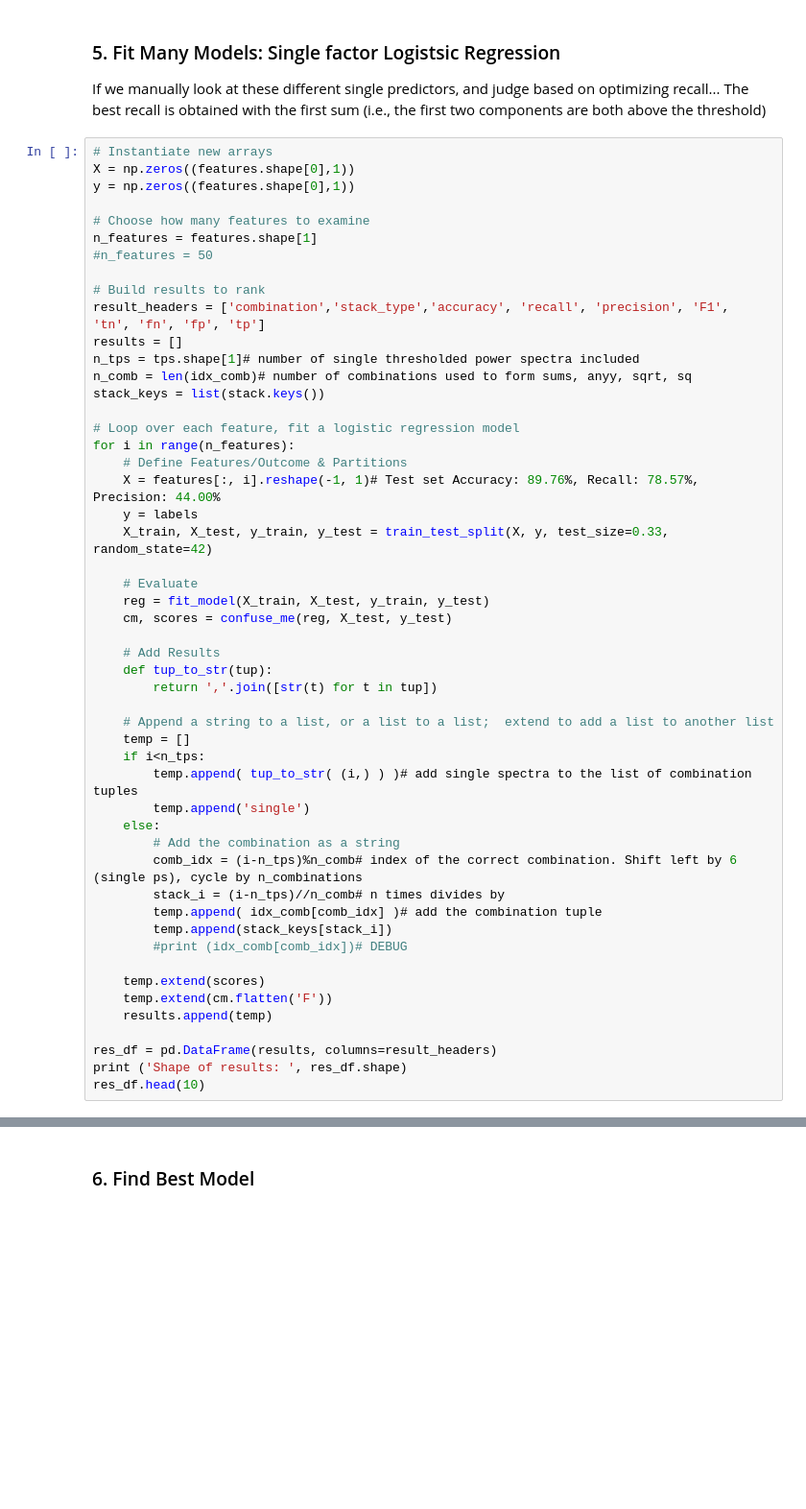
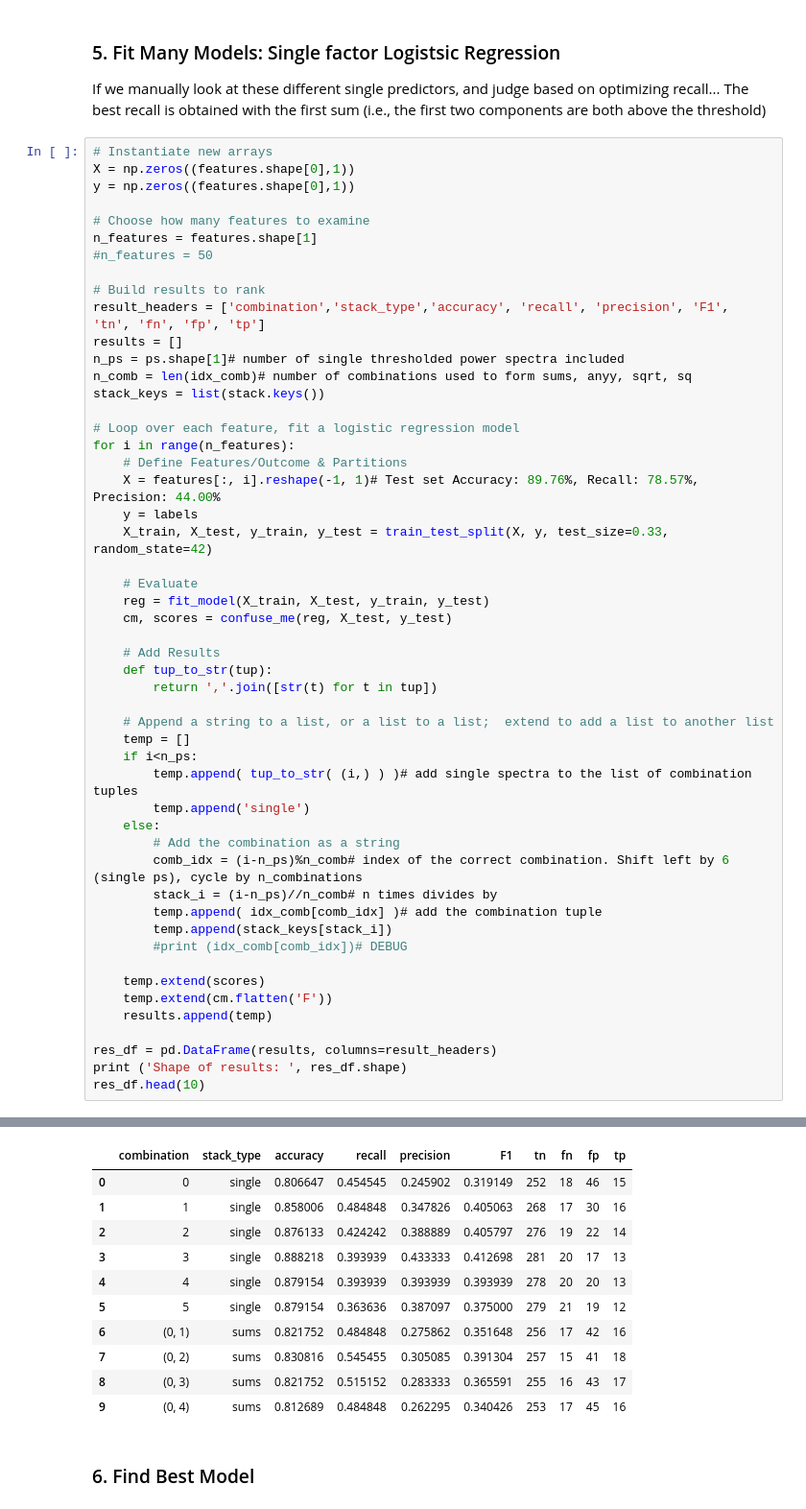
Before and after one commit to kaschbacher/publications, a Jupyter notebook: artifact_detector/PPG_Artifact_Detection.ipynb, the cells around one changed output, grey strips where cells are left out. Shown: that part at 96% size. Drawn from its saved outputs; the diff is of its cells as text; blank space fills up the shorter version.

```diff
--- a/artifact_detector/PPG_Artifact_Detection.ipynb
+++ b/artifact_detector/PPG_Artifact_Detection.ipynb
@@ -340,7 +337,7 @@ n_features = features.shape[1]
 # Build results to rank
 result_headers = ['combination','stack_type','accuracy', 'recall', 'precision', 'F1', 'tn', 'fn', 'fp', 'tp']
 results = []
-n_tps = tps.shape[1]# number of single thresholded power spectra included
+n_ps = ps.shape[1]# number of single thresholded power spectra included
 n_comb = len(idx_comb)# number of combinations used to form sums, anyy, sqrt, sq
 stack_keys = list(stack.keys())
 
@@ -361,13 +358,13 @@ for i in range(n_features):
 
     # Append a string to a list, or a list to a list;  extend to add a list to another list
     temp = []
-    if i<n_tps:
+    if i<n_ps:
         temp.append( tup_to_str( (i,) ) )# add single spectra to the list of combination tuples
         temp.append('single')
     else:
         # Add the combination as a string
-        comb_idx = (i-n_tps)%n_comb# index of the correct combination. Shift left by 6 (single ps), cycle by n_combinations
-        stack_i = (i-n_tps)//n_comb# n times divides by
+        comb_idx = (i-n_ps)%n_comb# index of the correct combination. Shift left by 6 (single ps), cycle by n_combinations
+        stack_i = (i-n_ps)//n_comb# n times divides by
         temp.append( idx_comb[comb_idx] )# add the combination tuple
         temp.append(stack_keys[stack_i])
         #print (idx_comb[comb_idx])# DEBUG
@@ -379,3 +376,4 @@ for i in range(n_features):
 res_df = pd.DataFrame(results, columns=result_headers)
 print ('Shape of results: ', res_df.shape)
 res_df.head(10)
+# %% [output]
@@ -382,3 +381,14 @@ res_df.head(10)
+|  | combination | stack_type | accuracy | recall | precision | F1 | tn | fn | fp | tp |
+| 0 | 0 | single | 0.806647 | 0.454545 | 0.245902 | 0.319149 | 252 | 18 | 46 | 15 |
+| 1 | 1 | single | 0.858006 | 0.484848 | 0.347826 | 0.405063 | 268 | 17 | 30 | 16 |
+| 2 | 2 | single | 0.876133 | 0.424242 | 0.388889 | 0.405797 | 276 | 19 | 22 | 14 |
+| 3 | 3 | single | 0.888218 | 0.393939 | 0.433333 | 0.412698 | 281 | 20 | 17 | 13 |
+| 4 | 4 | single | 0.879154 | 0.393939 | 0.393939 | 0.393939 | 278 | 20 | 20 | 13 |
+| 5 | 5 | single | 0.879154 | 0.363636 | 0.387097 | 0.375000 | 279 | 21 | 19 | 12 |
+| 6 | (0, 1) | sums | 0.821752 | 0.484848 | 0.275862 | 0.351648 | 256 | 17 | 42 | 16 |
+| 7 | (0, 2) | sums | 0.830816 | 0.545455 | 0.305085 | 0.391304 | 257 | 15 | 41 | 18 |
+| 8 | (0, 3) | sums | 0.821752 | 0.515152 | 0.283333 | 0.365591 | 255 | 16 | 43 | 17 |
+| 9 | (0, 4) | sums | 0.812689 | 0.484848 | 0.262295 | 0.340426 | 253 | 17 | 45 | 16 |
 # %% [markdown]
 ### 6. Find Best Model
 # %%
```
Also changed, not shown: parts of 22 cells of this notebook.
